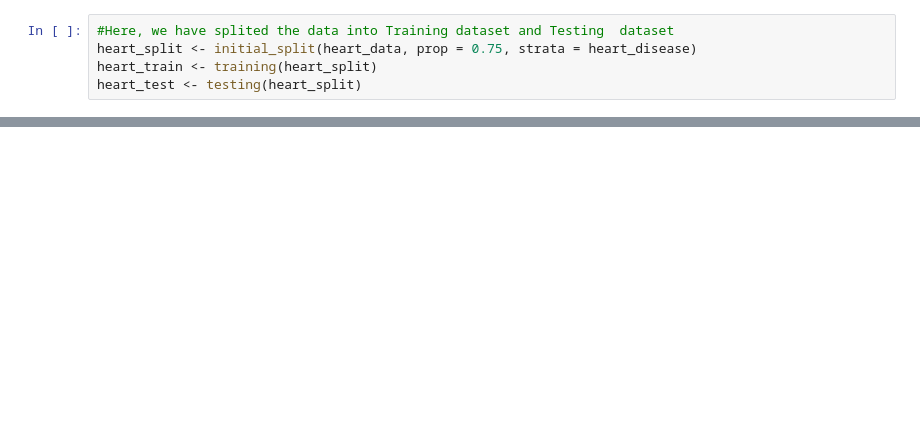
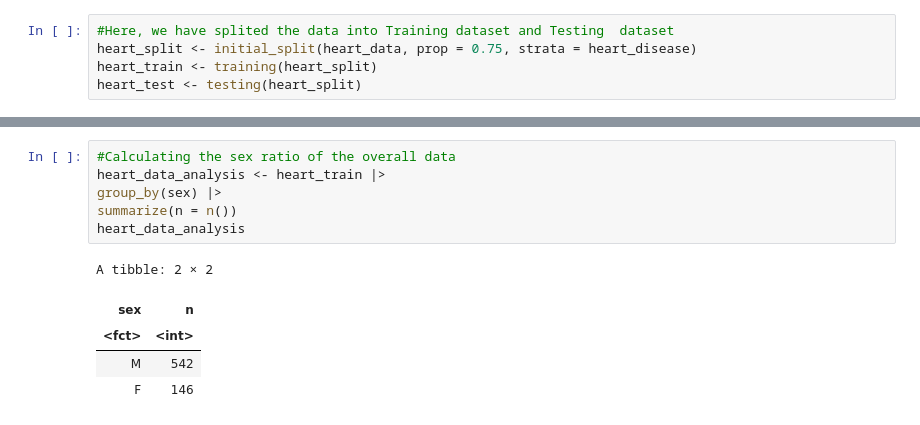
Before and after one commit to sara2815/Heart-Attack-Analysis, a Jupyter notebook: Group-43-Project.ipynb, the cells around one changed output, grey strips where cells are left out. Drawn from its saved outputs; the diff is of its cells as text; blank space fills up the shorter version.

```diff
--- a/Group-43-Project.ipynb
+++ b/Group-43-Project.ipynb
@@ -112,0 +117,12 @@ A tibble: 6 × 12
+# %%
+#Calculating the sex ratio of the overall data
+heart_data_analysis <- heart_train |>
+group_by(sex) |>
+summarize(n = n())
+heart_data_analysis
+# %% [output]
+A tibble: 2 × 2
+| sex | n |
+| <fct> | <int> |
+| M | 542 |
+| F | 146 |
```
Also changed, not shown: parts of 11 cells of this notebook.
